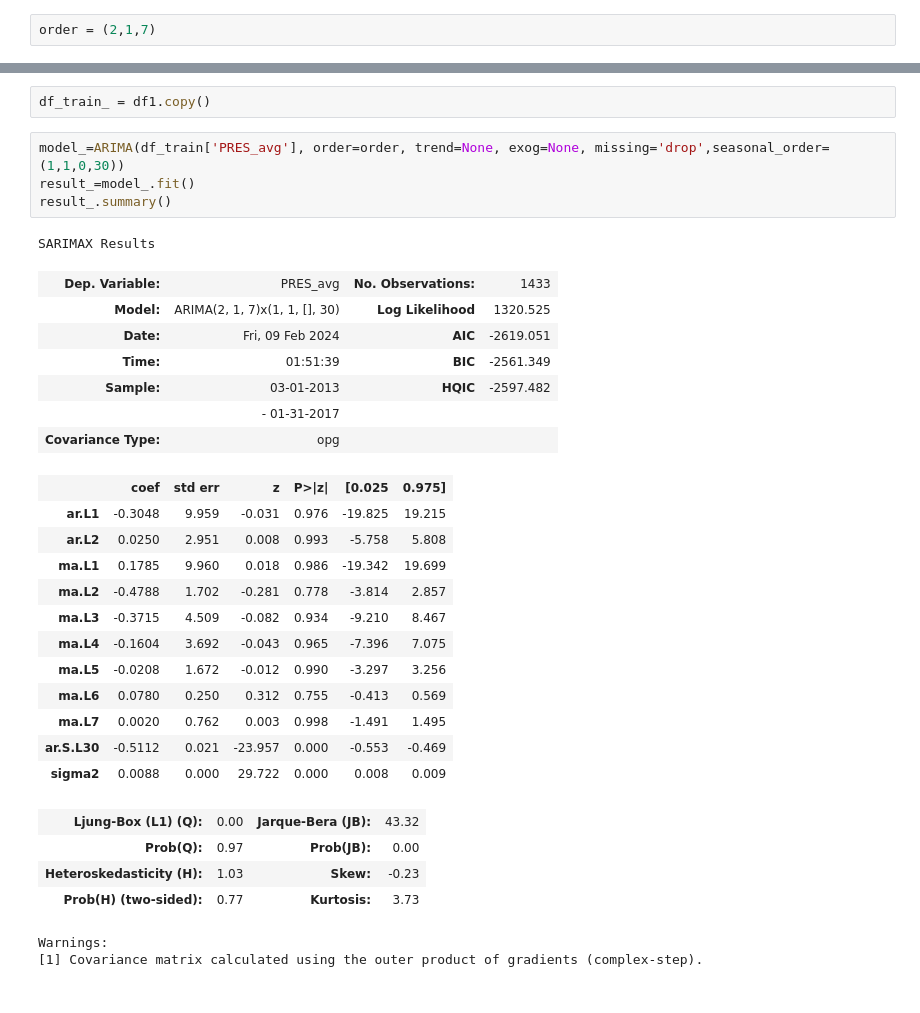
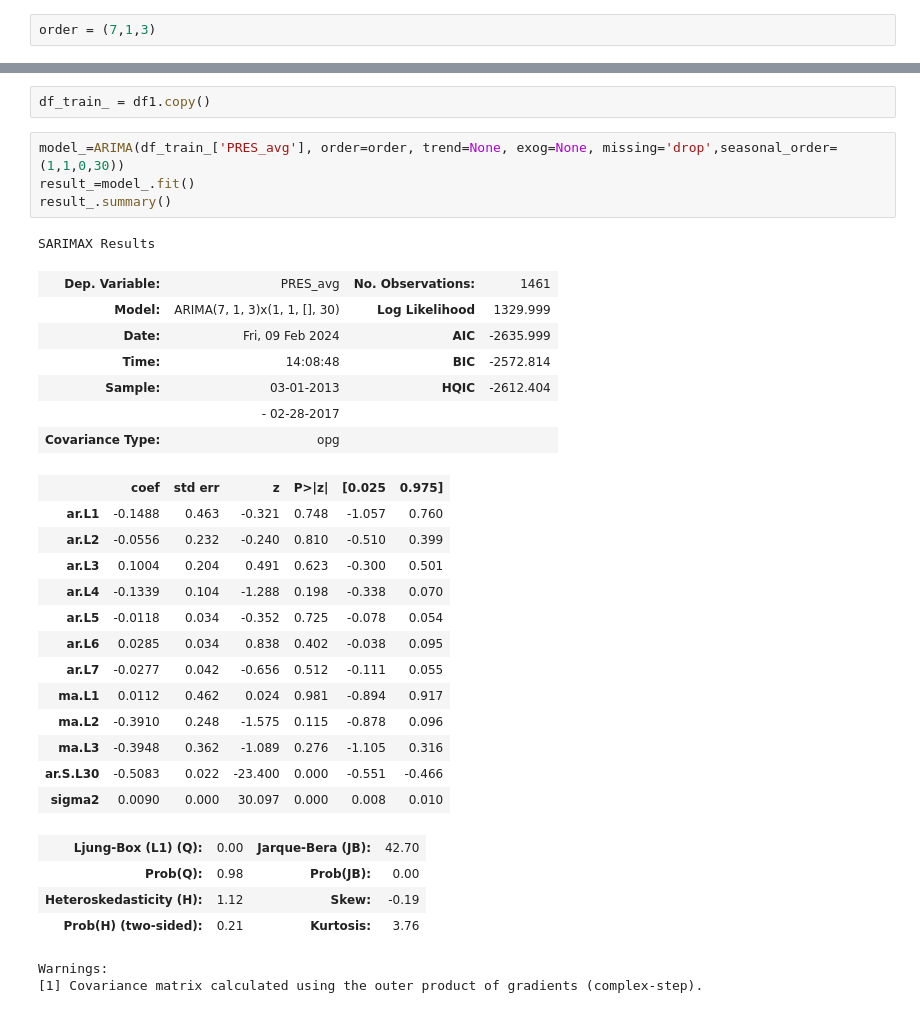
Before and after one commit to GemsLoveNLP/BigData, a Jupyter notebook: Week5/6438169421_Week5.ipynb, the cells around one changed output, grey strips where cells are left out. Saved outputs shown, nothing was run; the diff lists cells and outputs as text.

```diff
--- a/Week5/6438169421_Week5.ipynb
+++ b/Week5/6438169421_Week5.ipynb
@@ -271,5 +273,5 @@ p = 7
 # %%
-order = (2,1,7)
+order = (7,1,3)
 # %%
 from statsmodels.tsa.arima.model import ARIMA
 
@@ -343,34 +346,35 @@ Train again with full dataset
 # %%
 df_train_ = df1.copy()
 # %%
-model_=ARIMA(df_train['PRES_avg'], order=order, trend=None, exog=None, missing='drop',seasonal_order=(1,1,0,30))
+model_=ARIMA(df_train_['PRES_avg'], order=order, trend=None, exog=None, missing='drop',seasonal_order=(1,1,0,30))
 result_=model_.fit()
 result_.summary()
 # %% [output]
 SARIMAX Results
-| Dep. Variable: | PRES_avg | No. Observations: | 1433 |
-| Model: | ARIMA(2, 1, 7)x(1, 1, [], 30) | Log Likelihood | 1320.525 |
-| Date: | Fri, 09 Feb 2024 | AIC | -2619.051 |
-| Time: | 01:51:39 | BIC | -2561.349 |
-| Sample: | 03-01-2013 | HQIC | -2597.482 |
-|  | - 01-31-2017 |  |  |
+| Dep. Variable: | PRES_avg | No. Observations: | 1461 |
+| Model: | ARIMA(7, 1, 3)x(1, 1, [], 30) | Log Likelihood | 1329.999 |
+| Date: | Fri, 09 Feb 2024 | AIC | -2635.999 |
+| Time: | 14:08:48 | BIC | -2572.814 |
+| Sample: | 03-01-2013 | HQIC | -2612.404 |
+|  | - 02-28-2017 |  |  |
 | Covariance Type: | opg |  |  |
 |  | coef | std err | z | P>|z| | [0.025 | 0.975] |
-| ar.L1 | -0.3048 | 9.959 | -0.031 | 0.976 | -19.825 | 19.215 |
-| ar.L2 | 0.0250 | 2.951 | 0.008 | 0.993 | -5.758 | 5.808 |
-| ma.L1 | 0.1785 | 9.960 | 0.018 | 0.986 | -19.342 | 19.699 |
-| ma.L2 | -0.4788 | 1.702 | -0.281 | 0.778 | -3.814 | 2.857 |
-| ma.L3 | -0.3715 | 4.509 | -0.082 | 0.934 | -9.210 | 8.467 |
-| ma.L4 | -0.1604 | 3.692 | -0.043 | 0.965 | -7.396 | 7.075 |
-| ma.L5 | -0.0208 | 1.672 | -0.012 | 0.990 | -3.297 | 3.256 |
-| ma.L6 | 0.0780 | 0.250 | 0.312 | 0.755 | -0.413 | 0.569 |
-| ma.L7 | 0.0020 | 0.762 | 0.003 | 0.998 | -1.491 | 1.495 |
-| ar.S.L30 | -0.5112 | 0.021 | -23.957 | 0.000 | -0.553 | -0.469 |
-| sigma2 | 0.0088 | 0.000 | 29.722 | 0.000 | 0.008 | 0.009 |
+| ar.L1 | -0.1488 | 0.463 | -0.321 | 0.748 | -1.057 | 0.760 |
+| ar.L2 | -0.0556 | 0.232 | -0.240 | 0.810 | -0.510 | 0.399 |
+| ar.L3 | 0.1004 | 0.204 | 0.491 | 0.623 | -0.300 | 0.501 |
+| ar.L4 | -0.1339 | 0.104 | -1.288 | 0.198 | -0.338 | 0.070 |
+| ar.L5 | -0.0118 | 0.034 | -0.352 | 0.725 | -0.078 | 0.054 |
+| ar.L6 | 0.0285 | 0.034 | 0.838 | 0.402 | -0.038 | 0.095 |
+| ar.L7 | -0.0277 | 0.042 | -0.656 | 0.512 | -0.111 | 0.055 |
+| ma.L1 | 0.0112 | 0.462 | 0.024 | 0.981 | -0.894 | 0.917 |
+| ma.L2 | -0.3910 | 0.248 | -1.575 | 0.115 | -0.878 | 0.096 |
+| ma.L3 | -0.3948 | 0.362 | -1.089 | 0.276 | -1.105 | 0.316 |
+| ar.S.L30 | -0.5083 | 0.022 | -23.400 | 0.000 | -0.551 | -0.466 |
+| sigma2 | 0.0090 | 0.000 | 30.097 | 0.000 | 0.008 | 0.010 |
-| Ljung-Box (L1) (Q): | 0.00 | Jarque-Bera (JB): | 43.32 |
-| Prob(Q): | 0.97 | Prob(JB): | 0.00 |
-| Heteroskedasticity (H): | 1.03 | Skew: | -0.23 |
-| Prob(H) (two-sided): | 0.77 | Kurtosis: | 3.73 |
+| Ljung-Box (L1) (Q): | 0.00 | Jarque-Bera (JB): | 42.70 |
+| Prob(Q): | 0.98 | Prob(JB): | 0.00 |
+| Heteroskedasticity (H): | 1.12 | Skew: | -0.19 |
+| Prob(H) (two-sided): | 0.21 | Kurtosis: | 3.76 |
 Warnings:
 [1] Covariance matrix calculated using the outer product of gradients (complex-step).
 # %%
```
Also changed, not shown: parts of 11 cells of this notebook, 1 other file.
